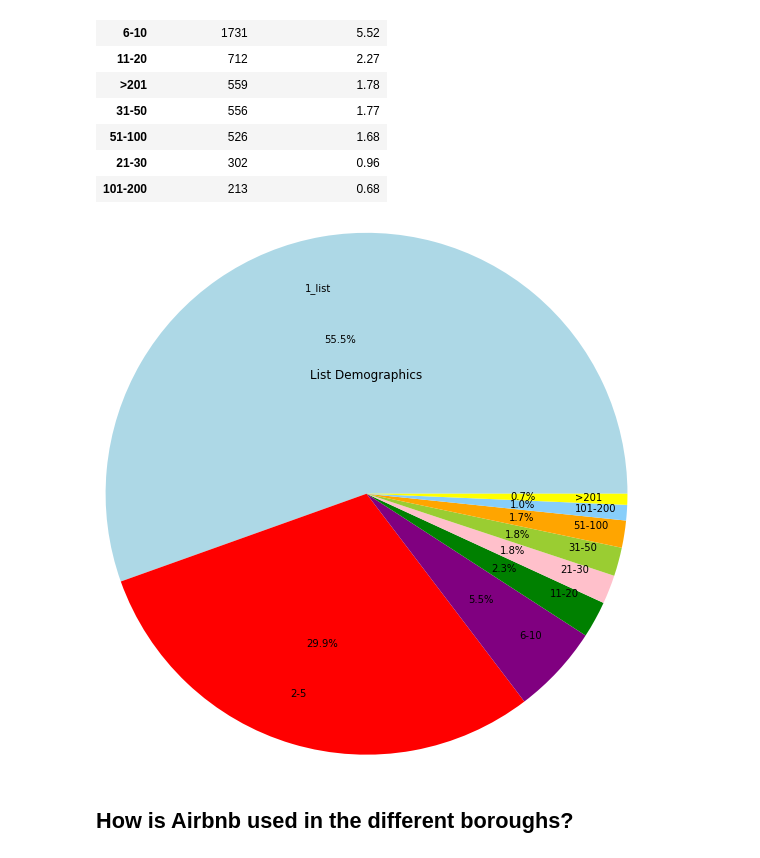
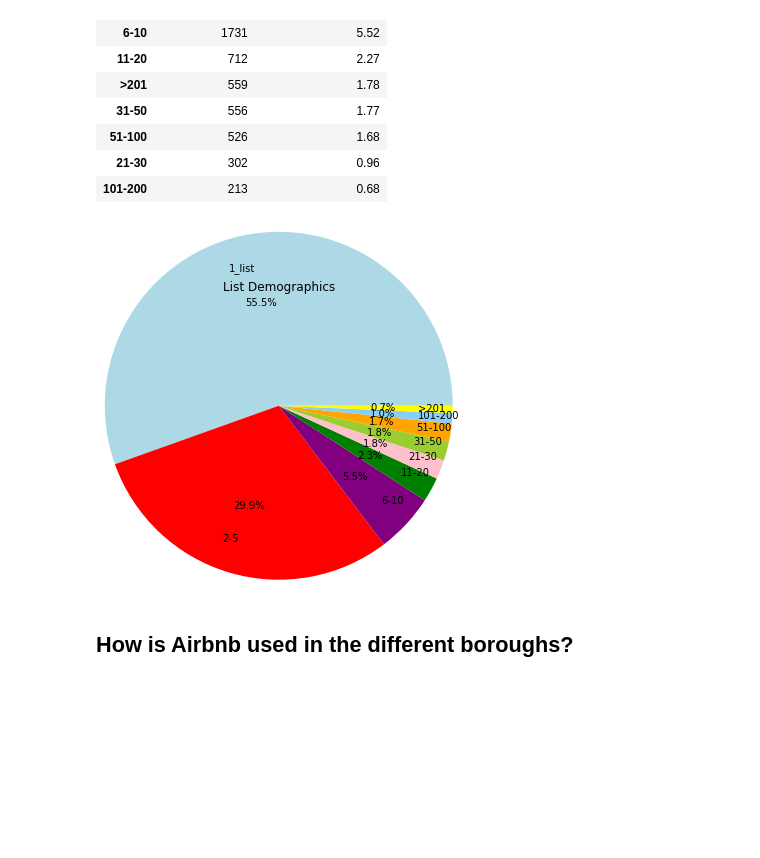
Before and after one commit to hayden4davey/Project1-Group2, a Jupyter notebook: Final Airbnb Analysis.ipynb, the cells around one changed output. Drawn from its saved outputs; the diff is of its cells as text; code cells hidden in the pictures; blank space fills up the shorter version.

```diff
--- a/Final Airbnb Analysis.ipynb
+++ b/Final Airbnb Analysis.ipynb
@@ -83,15 +83,15 @@ List_Demographics
 | 21-30 | 302 | 0.96 |
 | 101-200 | 213 | 0.68 |
 # %%
-pies = ['1_list','2-5','6-10','11-20','21-30','31-50','51-100','101-200','>201']
-pie_votes = List_Demographics["Percentage of listing"]
+list = ['1_list','2-5','6-10','11-20','21-30','31-50','51-100','101-200','>201']
+list_Percentage = List_Demographics["Percentage of listing"]
 colors = ["lightblue","red","purple","green","pink","yellowgreen","orange","lightskyblue","yellow"]
-plt.pie(pie_votes, labels=pies,colors=colors,autopct="%1.1f%%",radius=3,labeldistance=0.8)
+plt.pie(list_Percentage, labels=list,colors=colors,autopct="%1.1f%%",radius=2,labeldistance=0.8)
 plt.title('List Demographics')
 plt.savefig("Output/List Demographics")
 plt.show()
 # %% [output]
-[figure, old version]
+[figure, new version]
 # %% [markdown]
 ## How is Airbnb used in the different boroughs?
 # %%
```
